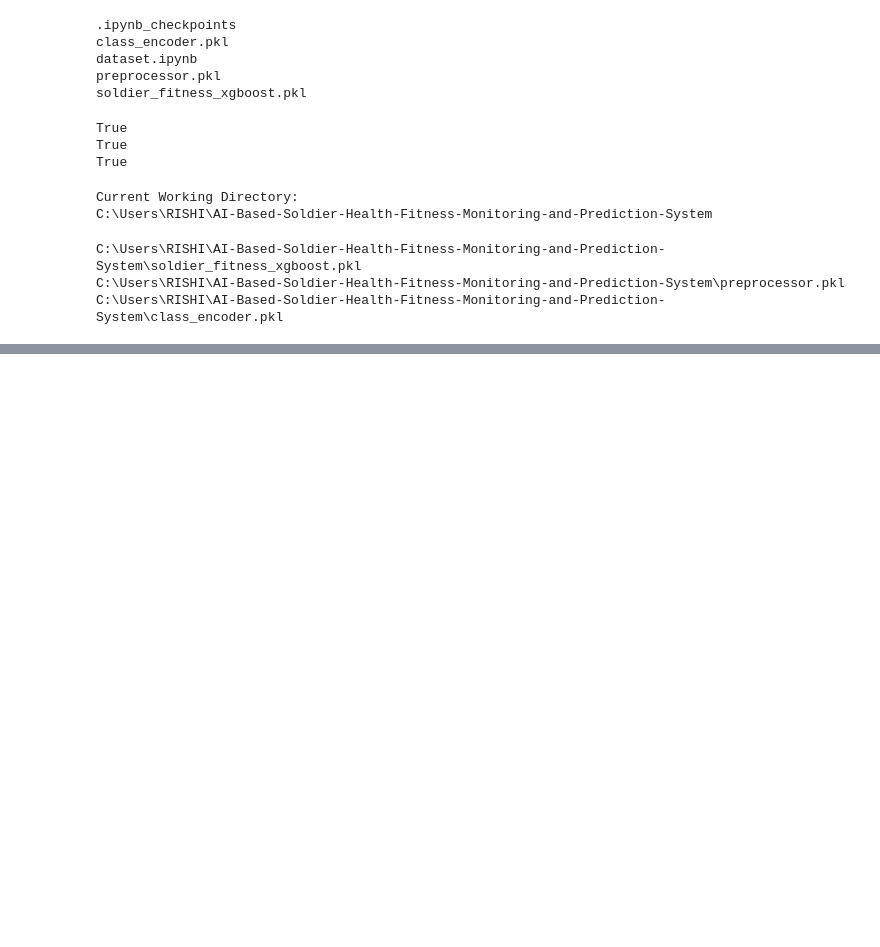
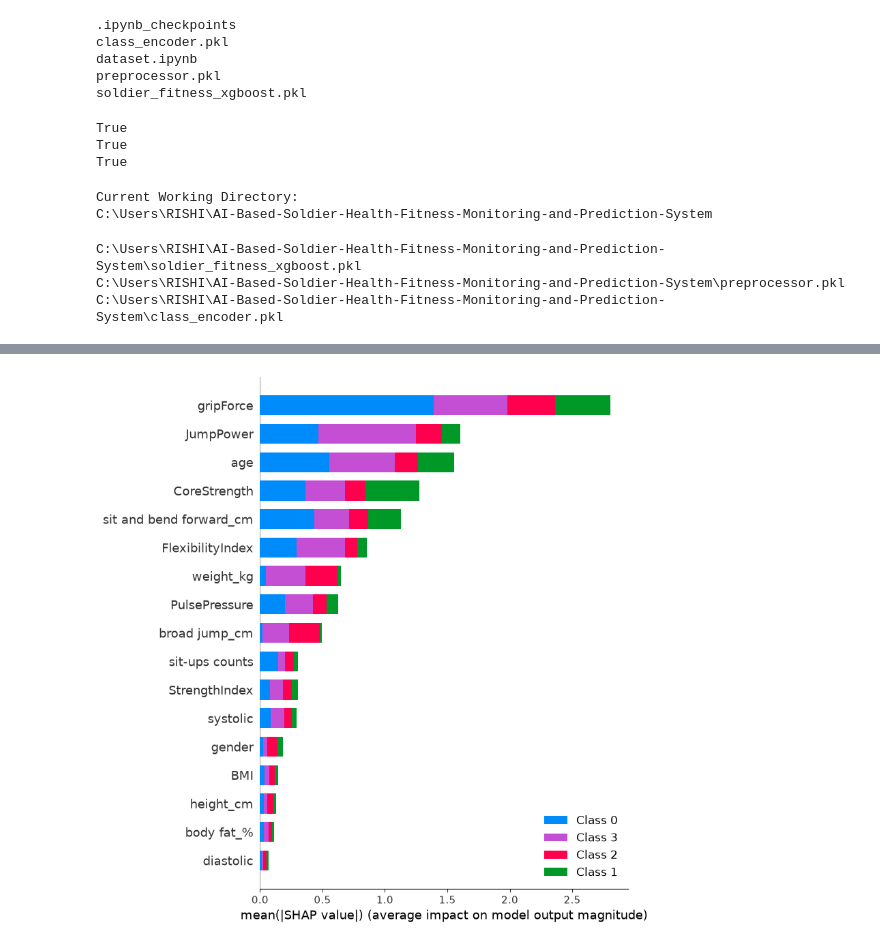
Before and after one commit to Nishreyash53/AI-Based-Soldier-Health-Fitness-Monitoring-and-Prediction-System, a Jupyter notebook: machine_learning/dataset.ipynb, the cells around one changed output, grey strips where cells are left out. Cells and saved outputs as stored; diff of their text form; code cells hidden in the pictures; blank space fills up the shorter version.

```diff
--- a/machine_learning/dataset.ipynb
+++ b/machine_learning/dataset.ipynb
@@ -2668,0 +3049,8 @@ C:\Users\RISHI\AI-Based-Soldier-Health-Fitness-Monitoring-and-Prediction-System\
+# %%
+import pandas as pd
+
+path = r"N:\NISHREYASH\software_eneg,ml,dv\main_datset"
+
+body = pd.read_csv(path + r"\bodyPerformance.csv")
+
+print(body.shape)
@@ -2668,0 +3700,22 @@ C:\Users\RISHI\AI-Based-Soldier-Health-Fitness-Monitoring-and-Prediction-System\
+# %%
+# ===========================================
+# SHAP FEATURE IMPORTANCE
+# ===========================================
+
+import shap
+
+# Create SHAP Explainer
+explainer = shap.TreeExplainer(best_xgb)
+
+# Calculate SHAP values
+shap_values = explainer.shap_values(X_test_processed)
+
+# Summary Plot
+shap.summary_plot(
+    shap_values,
+    X_test,
+    plot_type="bar",
+    show=True
+)
+# %% [output]
+[figure, added]
```
Also changed, not shown: parts of 81 cells of this notebook, 12 other files.
